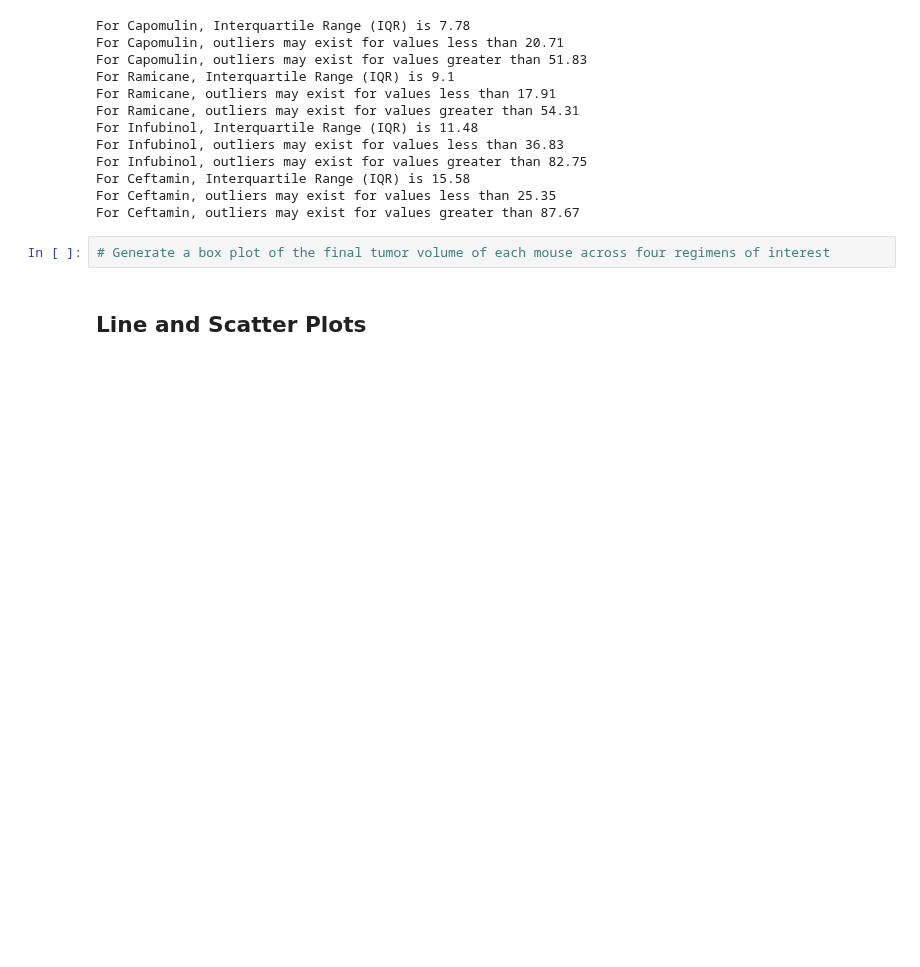
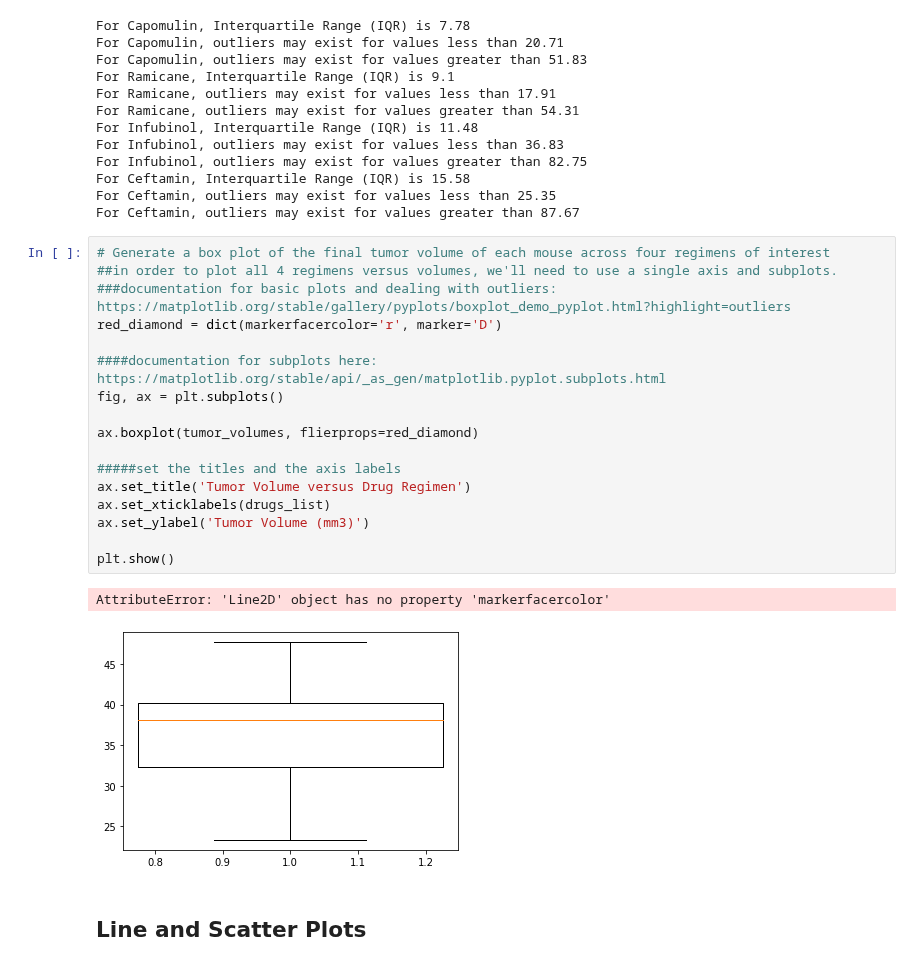
Before and after one commit to jmgeo/Matplotlib-Challenge, a Jupyter notebook: Pymaceuticals/pymaceuticals_starter.ipynb, the cells around one changed output. Drawn from its saved outputs; the diff is of its cells as text; blank space fills up the shorter version.

Commit message:
Box plotting. Error in code. Probably Typo. Fixing

```diff
--- a/Pymaceuticals/pymaceuticals_starter.ipynb
+++ b/Pymaceuticals/pymaceuticals_starter.ipynb
@@ -334,8 +334,26 @@ For Infubinol, outliers may exist for values greater than 82.75
 For Ceftamin, Interquartile Range (IQR) is 15.58
 For Ceftamin, outliers may exist for values less than 25.35
 For Ceftamin, outliers may exist for values greater than 87.67
-# %%
-# Generate a box plot of the final tumor volume of each mouse across four regimens of interest
+# %%
+# Generate a box plot of the final tumor volume of each mouse across four regimens of interest
+##in order to plot all 4 regimens versus volumes, we'll need to use a single axis and subplots.
+###documentation for basic plots and dealing with outliers: https://matplotlib.org/stable/gallery/pyplots/boxplot_demo_pyplot.html?highlight=outliers
+red_diamond = dict(markerfacercolor='r', marker='D')
+
+####documentation for subplots here: https://matplotlib.org/stable/api/_as_gen/matplotlib.pyplot.subplots.html
+fig, ax = plt.subplots()
+
+ax.boxplot(tumor_volumes, flierprops=red_diamond)
+
+#####set the titles and the axis labels
+ax.set_title('Tumor Volume versus Drug Regimen')
+ax.set_xticklabels(drugs_list)
+ax.set_ylabel('Tumor Volume (mm3)')
+
+plt.show()
+# %% [output]
+AttributeError: 'Line2D' object has no property 'markerfacercolor'
+[figure, added]
 # %% [markdown]
 ## Line and Scatter Plots
 # %%
```
